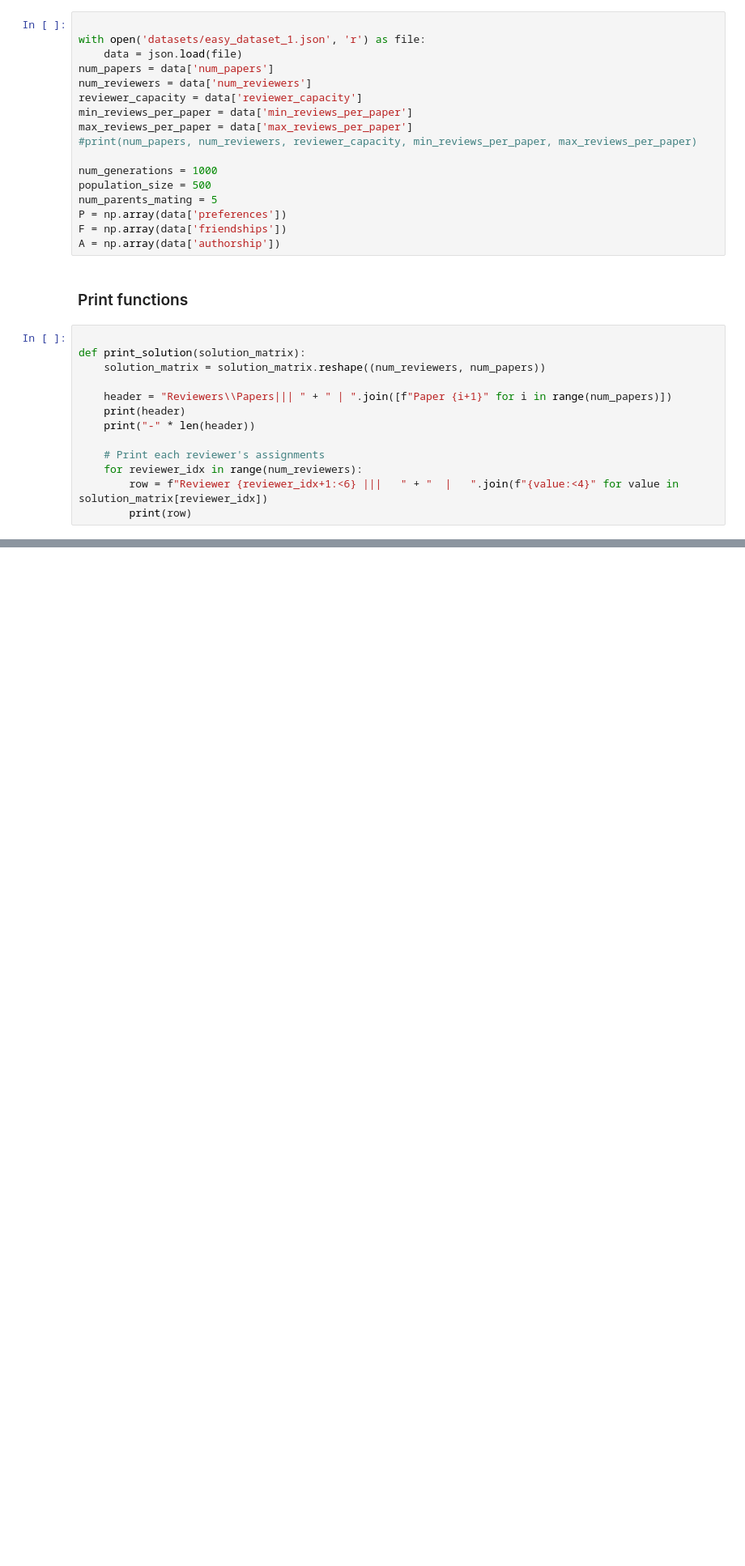
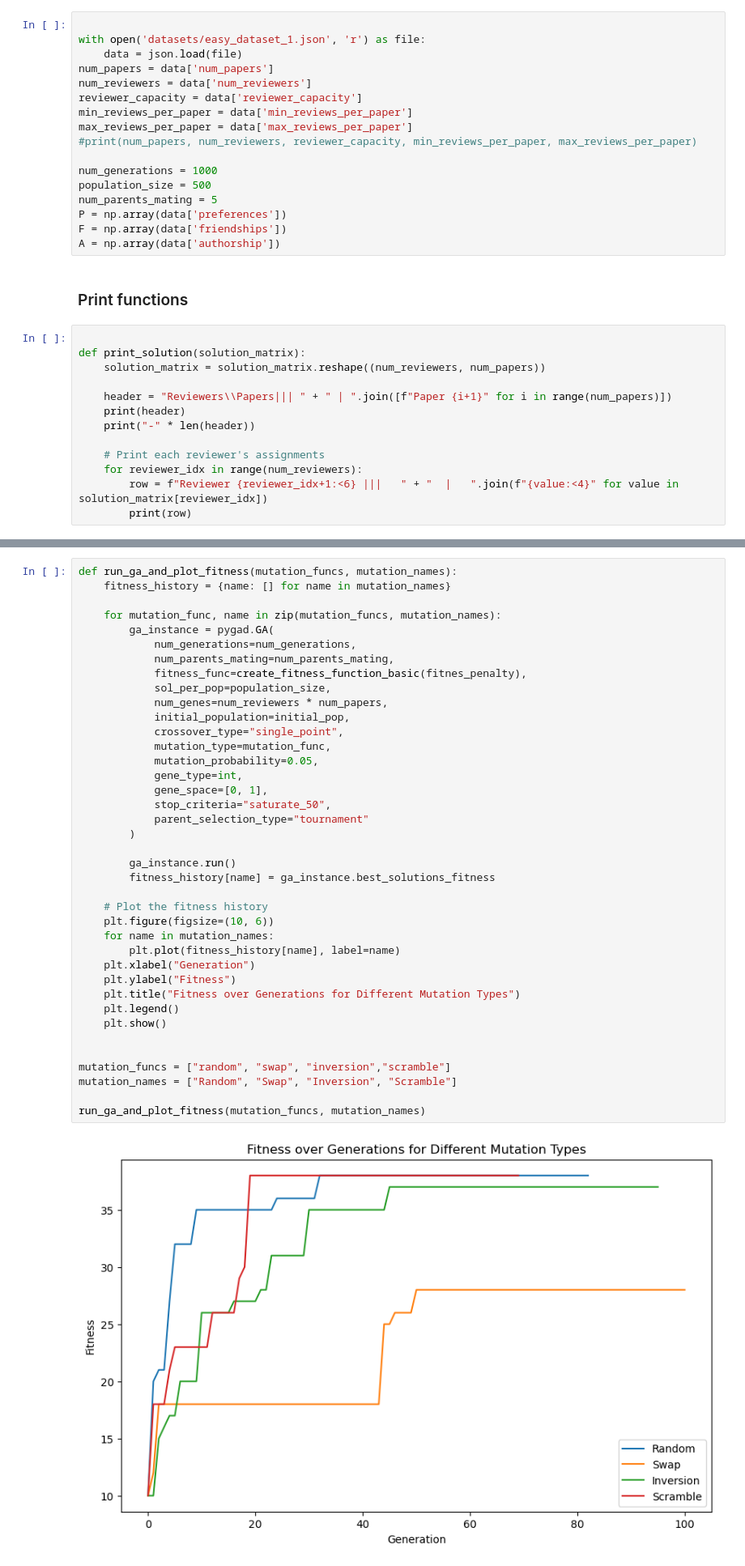
Before and after one commit to ekoface/IS_seminar, a Jupyter notebook: Seminar_1.ipynb, the cells around one changed output, grey strips where cells are left out. Shown at 81% size. Drawn from its saved outputs; the diff is of its cells as text; blank space fills up the shorter version.

```diff
--- a/Seminar_1.ipynb
+++ b/Seminar_1.ipynb
@@ -61,0 +168,41 @@ def print_solution(solution_matrix):
+# %%
+def run_ga_and_plot_fitness(mutation_funcs, mutation_names):
+    fitness_history = {name: [] for name in mutation_names}
+
+    for mutation_func, name in zip(mutation_funcs, mutation_names):
+        ga_instance = pygad.GA(
+            num_generations=num_generations,
+            num_parents_mating=num_parents_mating,
+            fitness_func=create_fitness_function_basic(fitnes_penalty),
+            sol_per_pop=population_size,
+            num_genes=num_reviewers * num_papers,
+            initial_population=initial_pop,
+            crossover_type="single_point",
+            mutation_type=mutation_func,
+            mutation_probability=0.05,
+            gene_type=int,
+            gene_space=[0, 1],
+            stop_criteria="saturate_50",
+            parent_selection_type="tournament"
+        )
+
+        ga_instance.run()
+        fitness_history[name] = ga_instance.best_solutions_fitness
+
+    # Plot the fitness history
+    plt.figure(figsize=(10, 6))
+    for name in mutation_names:
+        plt.plot(fitness_history[name], label=name)
+    plt.xlabel("Generation")
+    plt.ylabel("Fitness")
+    plt.title("Fitness over Generations for Different Mutation Types")
+    plt.legend()
+    plt.show()
+
+
+mutation_funcs = ["random", "swap", "inversion","scramble"]
+mutation_names = ["Random", "Swap", "Inversion", "Scramble"]
+
+run_ga_and_plot_fitness(mutation_funcs, mutation_names)
+# %% [output]
+[figure, added]
```
Also changed, not shown: parts of 15 cells of this notebook, 1 other file.
